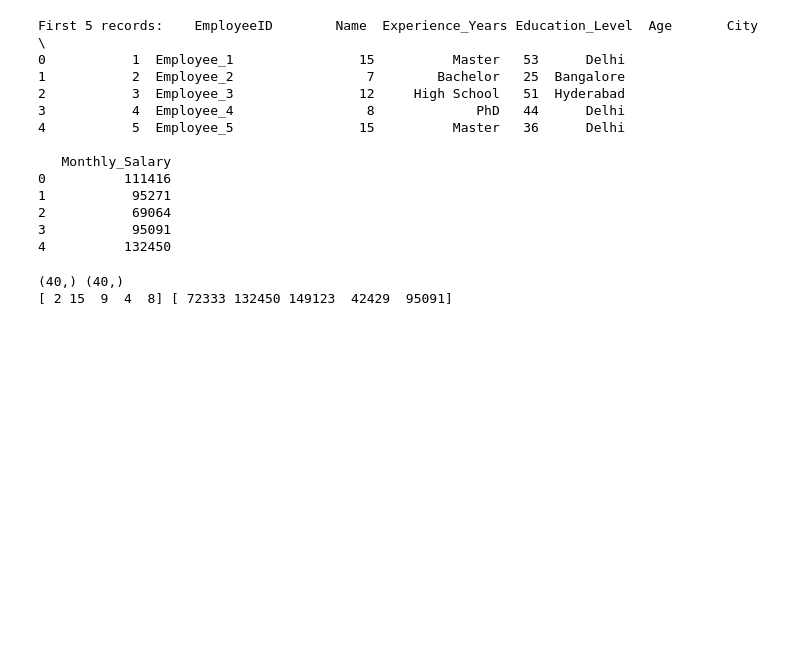
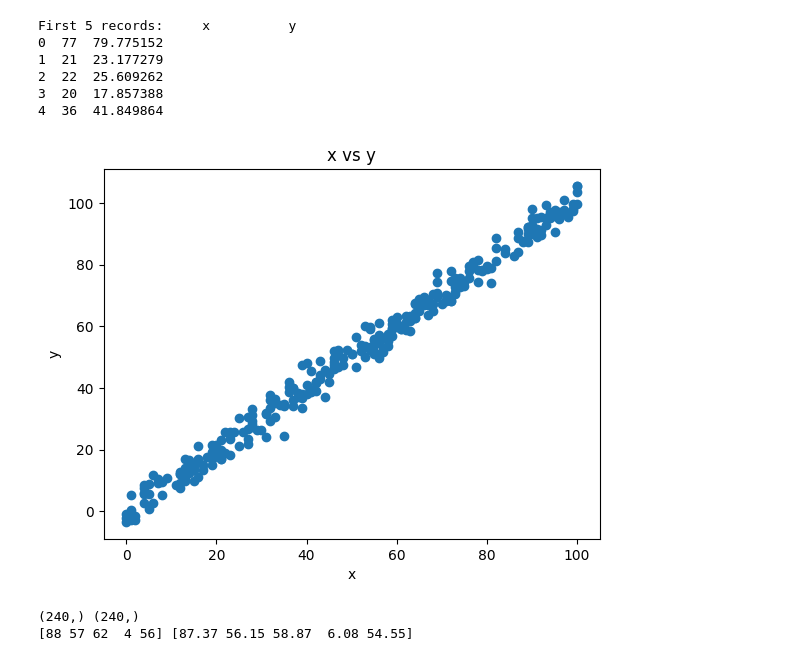
Before and after one commit to jewinjk007/Machine_Learning_Projects, a Jupyter notebook: Linear_Regression.ipynb, the cells around one changed output. Cells and saved outputs as stored; diff of their text form; code cells hidden in the pictures; blank space fills up the shorter version.

Commit message:
Linear regression using a valid database form Kaggle

```diff
--- a/Linear_Regression.ipynb
+++ b/Linear_Regression.ipynb
@@ -13,9 +13,8 @@ file_path = "D:\\Programs\\Machine_Learning"
 # Load the latest version
 df = kagglehub.dataset_load(
   KaggleDatasetAdapter.PANDAS,
-  "prince7489/employee-salary-dataset",
-  "employee_salary_dataset.csv",
-  pandas_kwargs={"usecols": ["EmployeeID", "Name", "Experience_Years", "Education_Level", "Age", "City", "Monthly_Salary"]},
+  "andonians/random-linear-regression",
+  "test.csv",
   # Provide any additional arguments like
   # sql_query or pandas_kwargs. See the
   # documenation for more information:
@@ -24,24 +23,27 @@ df = kagglehub.dataset_load(
 # %%
 print("First 5 records:", df.head())
 # %% [output]
-First 5 records:    EmployeeID        Name  Experience_Years Education_Level  Age       City  \
-0           1  Employee_1                15          Master   53      Delhi
-1           2  Employee_2                 7        Bachelor   25  Bangalore
-2           3  Employee_3                12     High School   51  Hyderabad
-3           4  Employee_4                 8             PhD   44      Delhi
-4           5  Employee_5                15          Master   36      Delhi
-
-   Monthly_Salary
-0          111416
-1           95271
-2           69064
-3           95091
-4          132450
+First 5 records:     x          y
+0  77  79.775152
+1  21  23.177279
+2  22  25.609262
+3  20  17.857388
+4  36  41.849864
+# %%
+plt.scatter(df["x"], df["y"])
+
+plt.xlabel("x")
+plt.ylabel("y")
+plt.title("x vs y")
+
+plt.show()
+# %% [output]
+[figure, added]
 # %%
-df_subset = df[["Experience_Years", "Monthly_Salary"]]
+df_subset = df[["x", "y"]]
 
-X = df[["Experience_Years"]]
-y= df["Monthly_Salary"]
+X = df[["x"]]
+y= df["y"]
 
 X_train, X_test, y_train, y_test = train_test_split(X, y, test_size=0.2, random_state=42)
 X_train = X_train.values.flatten()
@@ -50,5 +52,5 @@ y_train = y_train.values
 print(X_train.shape, y_train.shape)
 print(X_train[:5], y_train[:5])
 # %% [output]
-(40,) (40,)
-[ 2 15  9  4  8] [ 72333 132450 149123  42429  95091]
+(240,) (240,)
+[88 57 62  4 56] [87.37 56.15 58.87  6.08 54.55]
```
Also changed, not shown: parts of 4 cells of this notebook.
